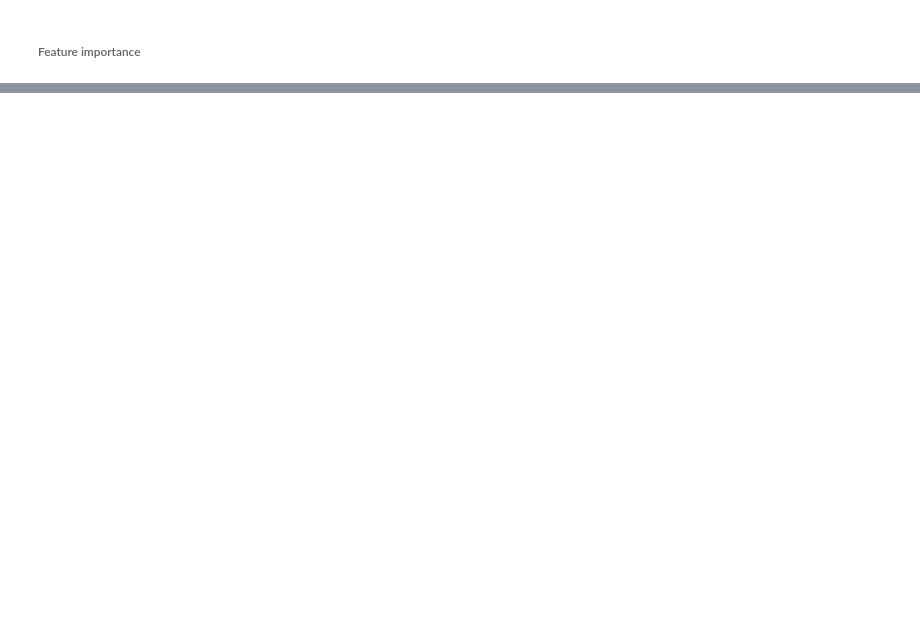
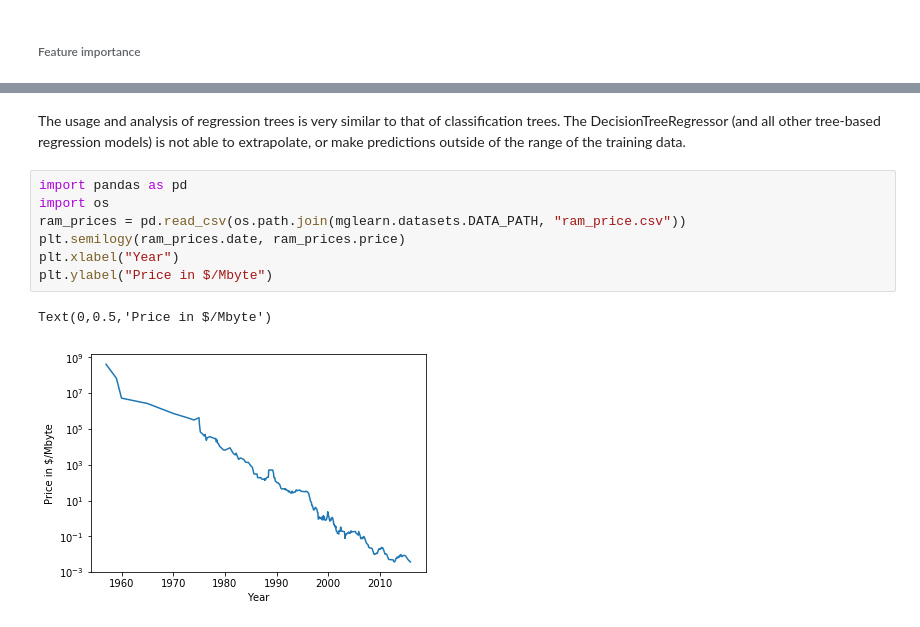
Before and after one commit to muokicaleb/Book_tutorials, a Jupyter notebook: Introduction_to_machine_learning_with_python_Andreas_C_Muller_Sarah_Guido/2_Supervised_Learning.ipynb, the cells around one changed output, grey strips where cells are left out. Drawn from its saved outputs; the diff is of its cells as text; blank space fills up the shorter version.

```diff
--- a/Introduction_to_machine_learning_with_python_Andreas_C_Muller_Sarah_Guido/2_Supervised_Learning.ipynb
+++ b/Introduction_to_machine_learning_with_python_Andreas_C_Muller_Sarah_Guido/2_Supervised_Learning.ipynb
@@ -656,0 +687,12 @@ graphviz.Source(dot_graph)
+# %% [markdown]
+The usage and analysis of regression trees is very similar to that of classification trees. The DecisionTreeRegressor (and all other tree-based regression models) is not able to extrapolate, or make predictions outside of the range of the training data.
+# %%
+import pandas as pd
+import os
+ram_prices = pd.read_csv(os.path.join(mglearn.datasets.DATA_PATH, "ram_price.csv"))
+plt.semilogy(ram_prices.date, ram_prices.price)
+plt.xlabel("Year")
+plt.ylabel("Price in $/Mbyte")
+# %% [output]
+Text(0,0.5,'Price in $/Mbyte')
+[figure, added]
```
Also changed, not shown: parts of 49 cells of this notebook, 1 other file.
